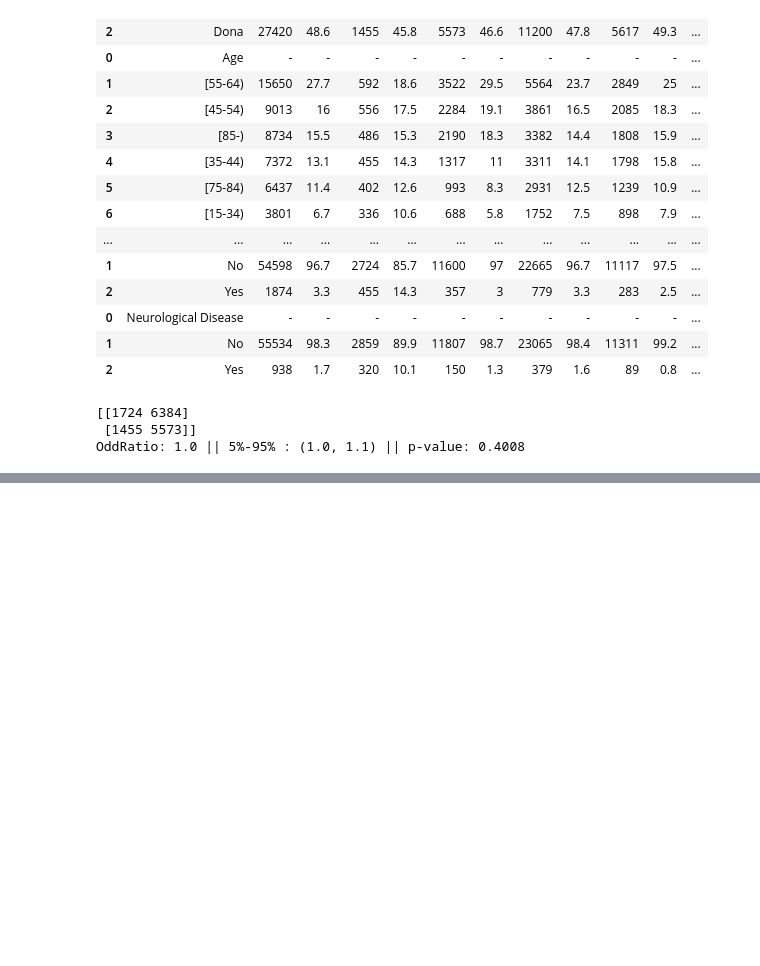
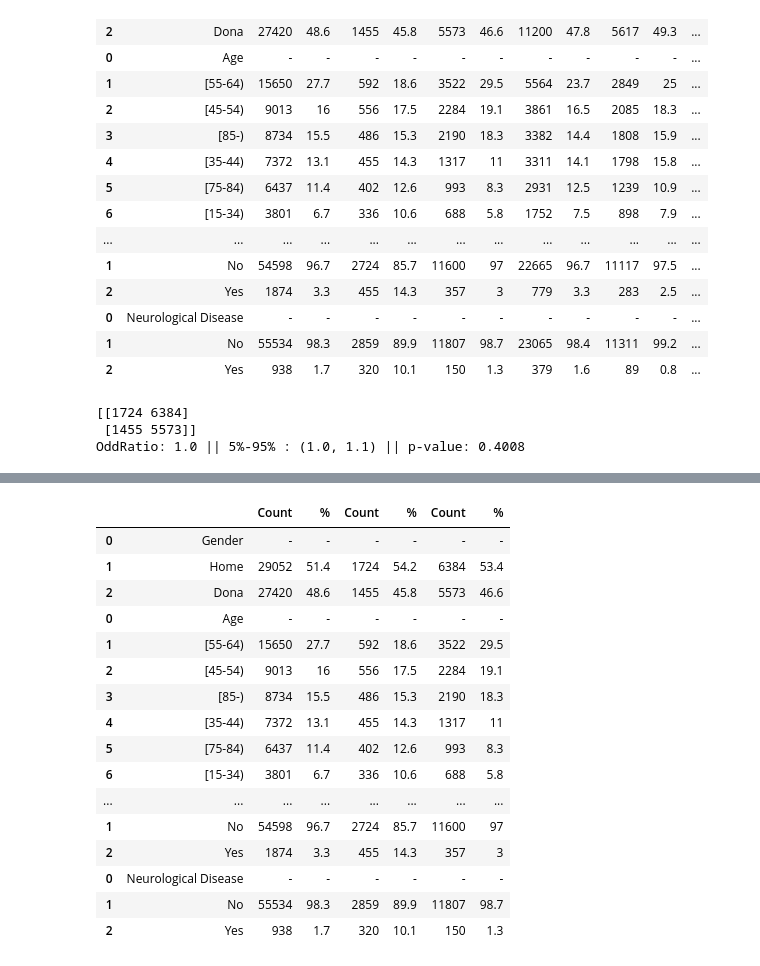
Before and after one commit to didacflorensa/MCA-Covid, a Jupyter notebook: notebooks/ANALYSING COVID WAVES.ipynb, the cells around one changed output, grey strips where cells are left out. Saved outputs shown, nothing was run; the diff lists cells and outputs as text; code cells hidden in the pictures; blank space fills up the shorter version.

```diff
--- a/notebooks/ANALYSING COVID WAVES.ipynb
+++ b/notebooks/ANALYSING COVID WAVES.ipynb
@@ -648,0 +798,21 @@ def confidence_interval(oddratio, data, confidence=0.95):
+# %%
+b12 = pd.concat([total, first, second], axis=1)
+b12
+# %% [output]
+|  |  | Count | % | Count | % | Count | % |
+| 0 | Gender | - | - | - | - | - | - |
+| 1 | Home | 29052 | 51.4 | 1724 | 54.2 | 6384 | 53.4 |
+| 2 | Dona | 27420 | 48.6 | 1455 | 45.8 | 5573 | 46.6 |
+| 0 | Age | - | - | - | - | - | - |
+| 1 | [55-64) | 15650 | 27.7 | 592 | 18.6 | 3522 | 29.5 |
+| 2 | [45-54) | 9013 | 16 | 556 | 17.5 | 2284 | 19.1 |
+| 3 | [85-) | 8734 | 15.5 | 486 | 15.3 | 2190 | 18.3 |
+| 4 | [35-44) | 7372 | 13.1 | 455 | 14.3 | 1317 | 11 |
+| 5 | [75-84) | 6437 | 11.4 | 402 | 12.6 | 993 | 8.3 |
+| 6 | [15-34) | 3801 | 6.7 | 336 | 10.6 | 688 | 5.8 |
+| ... | ... | ... | ... | ... | ... | ... | ... |
+| 1 | No | 54598 | 96.7 | 2724 | 85.7 | 11600 | 97 |
+| 2 | Yes | 1874 | 3.3 | 455 | 14.3 | 357 | 3 |
+| 0 | Neurological Disease | - | - | - | - | - | - |
+| 1 | No | 55534 | 98.3 | 2859 | 89.9 | 11807 | 98.7 |
+| 2 | Yes | 938 | 1.7 | 320 | 10.1 | 150 | 1.3 |
```
Also changed, not shown: parts of 21 cells of this notebook, 1 other file.
